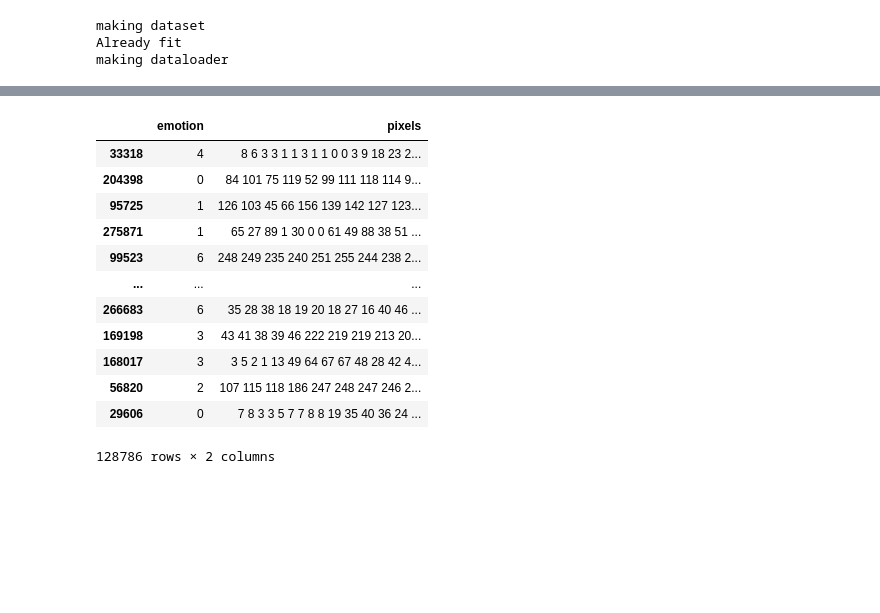
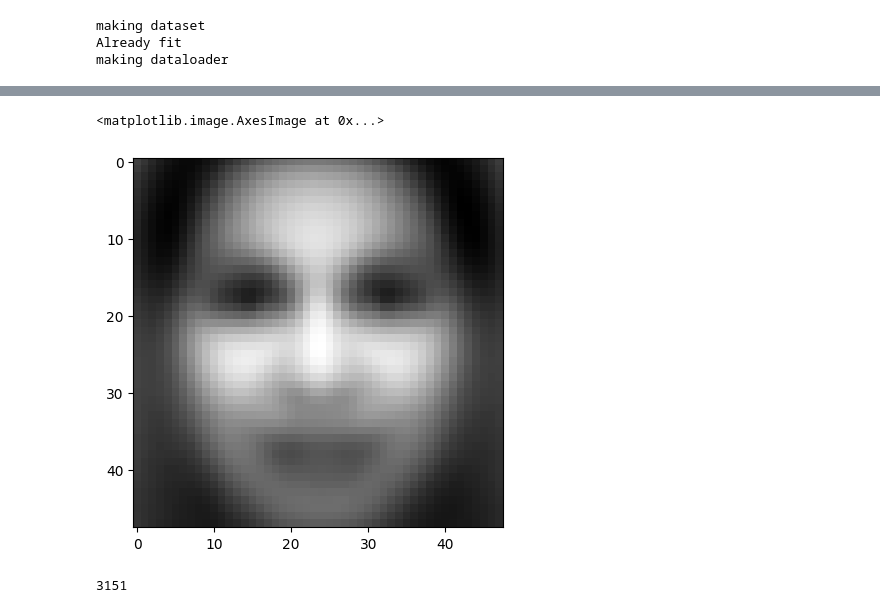
Before and after one commit to Andrewnolan13/AdvancedAI, a Jupyter notebook: CA2/notebooks/03 pipeline.ipynb, the cells around one changed output, grey strips where cells are left out. Drawn from its saved outputs; the diff is of its cells as text; code cells hidden in the pictures; blank space fills up the shorter version.

```diff
--- a/CA2/notebooks/03 pipeline.ipynb
+++ b/CA2/notebooks/03 pipeline.ipynb
@@ -643,22 +645,33 @@ class CNN(nn.Module):
             nn.Conv2d(1, 32, kernel_size=5, padding=2),
             nn.BatchNorm2d(32),
             nn.ReLU(),
-            nn.MaxPool2d(2, 2)
+            nn.MaxPool2d(2, 2),
+            nn.Dropout(0.25)
         )
         self.conv2 = nn.Sequential(
             nn.Conv2d(32, 32, kernel_size=3, padding=1),
             nn.BatchNorm2d(32),
             nn.ReLU(),
-            nn.MaxPool2d(2, 2)
+            nn.MaxPool2d(2, 2),
+            nn.Dropout(0.25)
+        )
+        self.residual = nn.Sequential(
+            nn.Conv2d(32, 32, kernel_size=3, padding=1),
+            nn.BatchNorm2d(32),
+            nn.ReLU(),
+            nn.Conv2d(32, 32, kernel_size=3, padding=1),
+            nn.BatchNorm2d(32)
         )
         self.fc1 = nn.Sequential(
             nn.Linear(32 * 12 * 12, 256),
             nn.BatchNorm1d(256),
             nn.LeakyReLU(),
+            nn.Dropout(0.5)
         )
         self.fc2 = nn.Sequential(
             nn.Linear(256, 100),
-            nn.Sigmoid()
+            nn.Sigmoid(),
+            nn.Dropout(0.5)
         )
         self.fc3 = nn.Sequential(
             nn.Linear(100, num_classes),
@@ -668,6 +681,12 @@ class CNN(nn.Module):
     def forward(self, x):
         x = self.conv1(x)
         x = self.conv2(x)
+
+        residual = x
+        x = self.residual(x)
+        x += residual
+        x = nn.ReLU()(x)
+
         x = x.flatten(start_dim=1)
         x = self.fc1(x)
         x = self.fc2(x)
@@ -842,16 +935,21 @@ doTrainingLoop(100,
 # %%
-TrainingData
+# Predictions
+import matplotlib.pyplot as plt
+
+inputs = test_data[:][0].reshape(5742,1,48,48).to(device)
+probabilities = model(inputs)
+labels = FinalTestData.emotion.values
+images = np.array(inputs.to('cpu'))
+images = scaler.inverse_transform(images)
+
+idx = np.random.randint(0,len(test_data))
+plt.imshow(images[idx].reshape(48,48),'grey')
 # %% [output]
-|  | emotion | pixels |
-| 33318 | 4 | 8 6 3 3 1 1 3 1 1 0 0 3 9 18 23 2... |
-| 204398 | 0 | 84 101 75 119 52 99 111 118 114 9... |
-| 95725 | 1 | 126 103 45 66 156 139 142 127 123... |
-| 275871 | 1 | 65 27 89 1 30 0 0 61 49 88 38 51 ... |
-| 99523 | 6 | 248 249 235 240 251 255 244 238 2... |
-| ... | ... | ... |
-| 266683 | 6 | 35 28 38 18 19 20 18 27 16 40 46 ... |
-| 169198 | 3 | 43 41 38 39 46 222 219 219 213 20... |
-| 168017 | 3 | 3 5 2 1 13 49 64 67 67 48 28 42 4... |
-| 56820 | 2 | 107 115 118 186 247 248 247 246 2... |
-| 29606 | 0 | 7 8 3 3 5 7 7 8 8 19 35 40 36 24 ... |
-128786 rows × 2 columns
+<matplotlib.image.AxesImage at 0x...>
+[figure, added]
+# %%
+idx = np.random.randint(0,len(test_data))
+images[idx]
+idx
+# %% [output]
+3151
```
Also changed, not shown: parts of 15 cells of this notebook.
